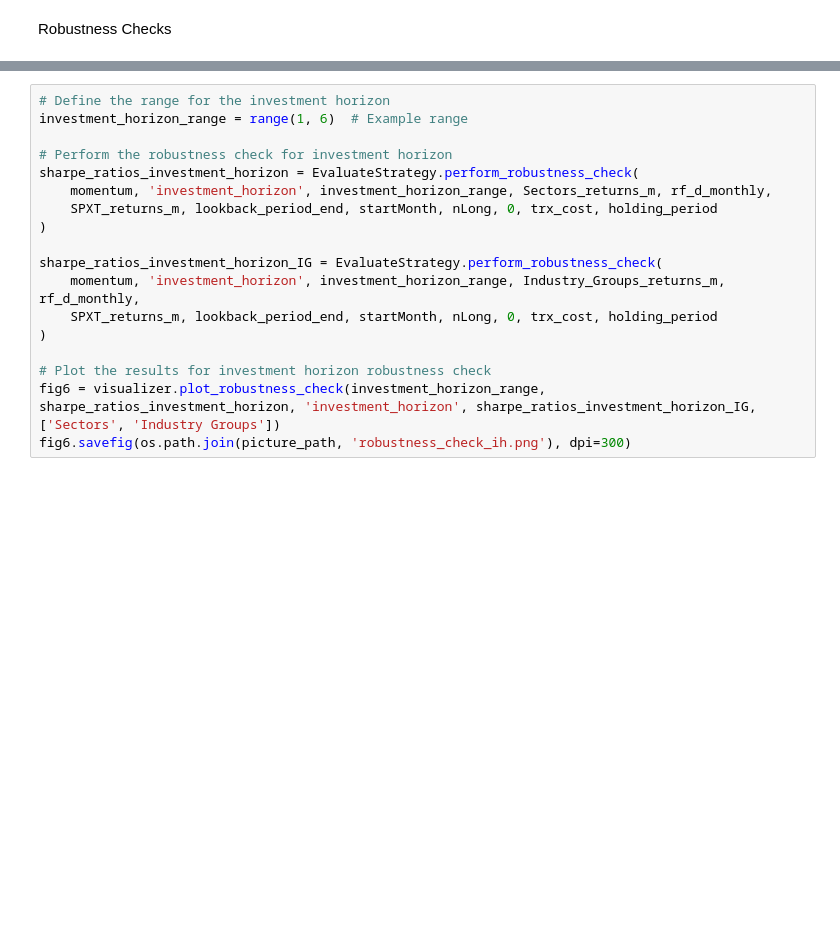
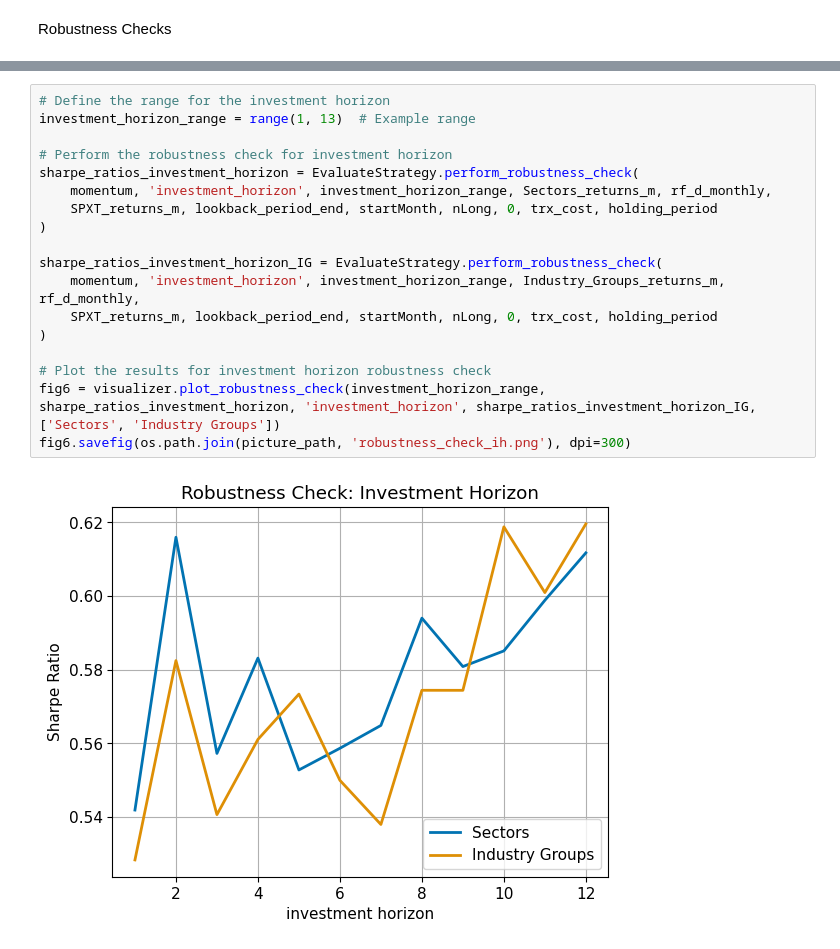
Before and after one commit to fabian-mugrauer/SPX-Industry-Momentum, a Jupyter notebook: notebooks/SPX_Industry_Momentum.ipynb, the cells around one changed output, grey strips where cells are left out. Drawn from its saved outputs; the diff is of its cells as text; blank space fills up the shorter version.

```diff
--- a/notebooks/SPX_Industry_Momentum.ipynb
+++ b/notebooks/SPX_Industry_Momentum.ipynb
@@ -142,21 +170,23 @@ fig5.savefig(os.path.join(picture_path, 'robustness_check_lb.png'), dpi=300)
 # %%
 # Define the range for the investment horizon
-investment_horizon_range = range(1, 6)  # Example range
+investment_horizon_range = range(1, 13)  # Example range
 
 # Perform the robustness check for investment horizon
 sharpe_ratios_investment_horizon = EvaluateStrategy.perform_robustness_check(
     momentum, 'investment_horizon', investment_horizon_range, Sectors_returns_m, rf_d_monthly,
     SPXT_returns_m, lookback_period_end, startMonth, nLong, 0, trx_cost, holding_period
 )
 
 sharpe_ratios_investment_horizon_IG = EvaluateStrategy.perform_robustness_check(
     momentum, 'investment_horizon', investment_horizon_range, Industry_Groups_returns_m, rf_d_monthly,
     SPXT_returns_m, lookback_period_end, startMonth, nLong, 0, trx_cost, holding_period
 )
 
 # Plot the results for investment horizon robustness check
 fig6 = visualizer.plot_robustness_check(investment_horizon_range, sharpe_ratios_investment_horizon, 'investment_horizon', sharpe_ratios_investment_horizon_IG, ['Sectors', 'Industry Groups'])
 fig6.savefig(os.path.join(picture_path, 'robustness_check_ih.png'), dpi=300)
+# %% [output]
+[figure, added]
 # %%
 # Define the range for the number of holdings
 holdings_range = range(1, 6)  # Example range
```
Also changed, not shown: parts of 6 cells of this notebook, 2 other files.
